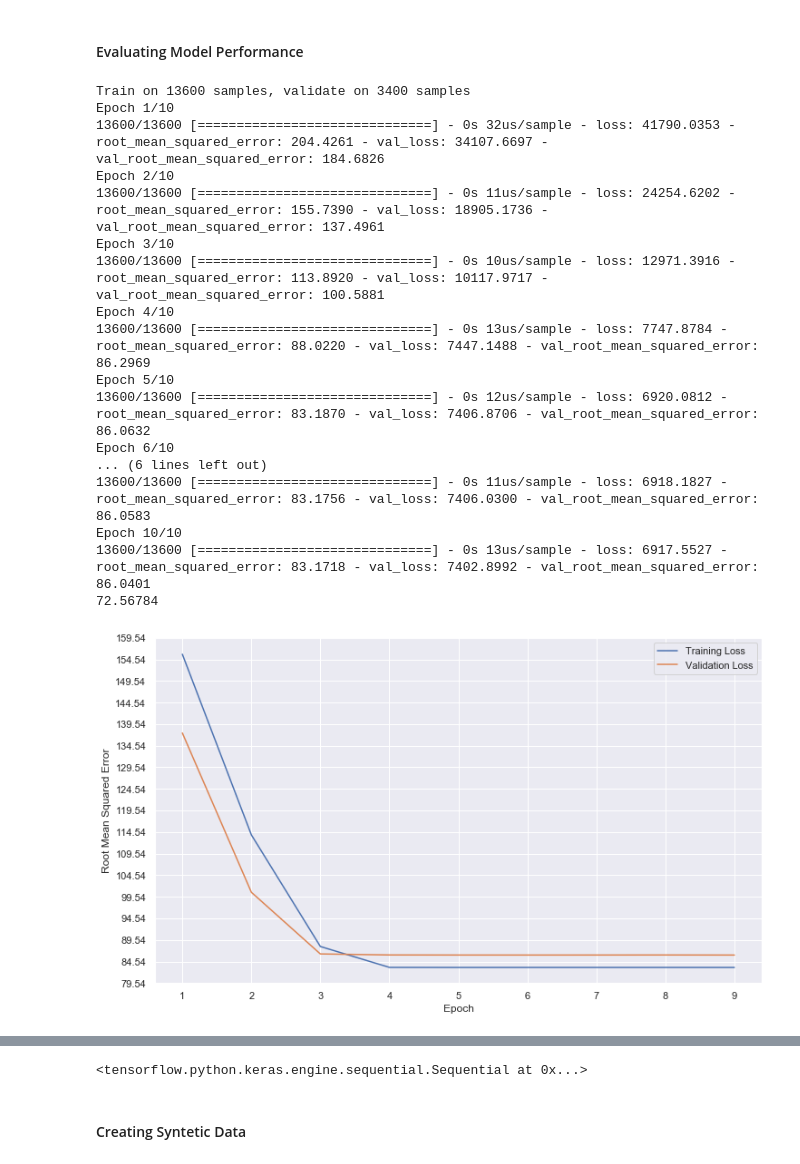
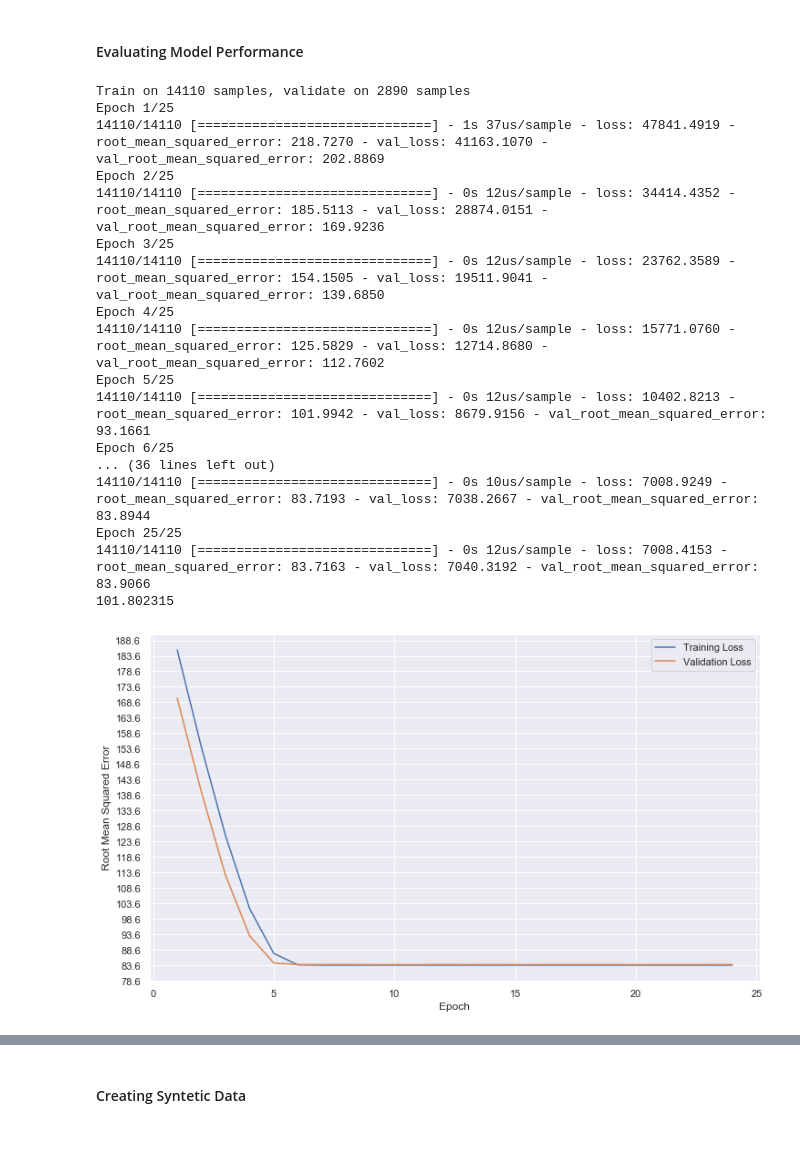
Before and after one commit to kageroZa6155/Machine-Learning-Crash-Course, a Jupyter notebook: First Week/lr_on_california_data/simple_linear_regression.ipynb, the cells around one changed output, grey strips where cells are left out. Drawn from its saved outputs; the diff is of its cells as text; code cells hidden in the pictures.

```diff
--- a/First Week/lr_on_california_data/simple_linear_regression.ipynb
+++ b/First Week/lr_on_california_data/simple_linear_regression.ipynb
@@ -152,7 +157,7 @@ Defined the plot_the_loss_curve function.
 Wall time: 0 ns
 # %%
 #@title Define Evaluation function
-def evaluate(df, X, y, learning_rate=.01, epochs=3, batch_size=None, validation_rate=.2, evaluate_test_set = False, test_df=None):
+def evaluate(df, X, y, learning_rate=.01, epochs=3, batch_size=None, validation_split=.2, evaluate_test_set = False, test_df=None):
     """
     Evaluates the ML process.
     X array like list of feature headers. ["feature_1", "feature_2", "feature_3", ...]
@@ -162,7 +167,7 @@ def evaluate(df, X, y, learning_rate=.01, epochs=3, batch_size=None, validation_
     model = build_model(learning_rate)
     epochs, rmse, history = train_model(model, df, X, y,
                                         epochs, batch_size,
-                                        validation_rate)
+                                        validation_split)
 
 
 
@@ -276,23 +279,23 @@ Epoch 70/70
 # %% [markdown]
 #### Evaluating Model Performance
 # %%
-evaluate(shuffled_train_df, ["median_income"], "median_house_value", 0.08, 10, 100, .2, True, test_df)
+evaluate(shuffled_train_df, ["median_income"], "median_house_value", 0.05, 25, 100, .17, True, test_df)
 # %% [output]
-Train on 13600 samples, validate on 3400 samples
-Epoch 1/10
-13600/13600 [==============================] - 0s 32us/sample - loss: 41790.0353 - root_mean_squared_error: 204.4261 - val_loss: 34107.6697 - val_root_mean_squared_error: 184.6826
-Epoch 2/10
-13600/13600 [==============================] - 0s 11us/sample - loss: 24254.6202 - root_mean_squared_error: 155.7390 - val_loss: 18905.1736 - val_root_mean_squared_error: 137.4961
-Epoch 3/10
-13600/13600 [==============================] - 0s 10us/sample - loss: 12971.3916 - root_mean_squared_error: 113.8920 - val_loss: 10117.9717 - val_root_mean_squared_error: 100.5881
-Epoch 4/10
-13600/13600 [==============================] - 0s 13us/sample - loss: 7747.8784 - root_mean_squared_error: 88.0220 - val_loss: 7447.1488 - val_root_mean_squared_error: 86.2969
-Epoch 5/10
-13600/13600 [==============================] - 0s 12us/sample - loss: 6920.0812 - root_mean_squared_error: 83.1870 - val_loss: 7406.8706 - val_root_mean_squared_error: 86.0632
-Epoch 6/10
-... (6 lines left out)
-13600/13600 [==============================] - 0s 11us/sample - loss: 6918.1827 - root_mean_squared_error: 83.1756 - val_loss: 7406.0300 - val_root_mean_squared_error: 86.0583
-Epoch 10/10
-13600/13600 [==============================] - 0s 13us/sample - loss: 6917.5527 - root_mean_squared_error: 83.1718 - val_loss: 7402.8992 - val_root_mean_squared_error: 86.0401
-72.56784
+Train on 14110 samples, validate on 2890 samples
+Epoch 1/25
+14110/14110 [==============================] - 1s 37us/sample - loss: 47841.4919 - root_mean_squared_error: 218.7270 - val_loss: 41163.1070 - val_root_mean_squared_error: 202.8869
+Epoch 2/25
+14110/14110 [==============================] - 0s 12us/sample - loss: 34414.4352 - root_mean_squared_error: 185.5113 - val_loss: 28874.0151 - val_root_mean_squared_error: 169.9236
+Epoch 3/25
+14110/14110 [==============================] - 0s 12us/sample - loss: 23762.3589 - root_mean_squared_error: 154.1505 - val_loss: 19511.9041 - val_root_mean_squared_error: 139.6850
+Epoch 4/25
+14110/14110 [==============================] - 0s 12us/sample - loss: 15771.0760 - root_mean_squared_error: 125.5829 - val_loss: 12714.8680 - val_root_mean_squared_error: 112.7602
+Epoch 5/25
+14110/14110 [==============================] - 0s 12us/sample - loss: 10402.8213 - root_mean_squared_error: 101.9942 - val_loss: 8679.9156 - val_root_mean_squared_error: 93.1661
+Epoch 6/25
+... (36 lines left out)
+14110/14110 [==============================] - 0s 10us/sample - loss: 7008.9249 - root_mean_squared_error: 83.7193 - val_loss: 7038.2667 - val_root_mean_squared_error: 83.8944
+Epoch 25/25
+14110/14110 [==============================] - 0s 12us/sample - loss: 7008.4153 - root_mean_squared_error: 83.7163 - val_loss: 7040.3192 - val_root_mean_squared_error: 83.9066
+101.802315
-[figure, old version]
+[figure, new version]
@@ -305,5 +308,4 @@ RMSE: 83.7413101196289
 ************************
-<tensorflow.python.keras.engine.sequential.Sequential at 0x...>
 # %% [markdown]
 #### Creating Syntetic Data
 # %% [markdown]
```
Also changed, not shown: parts of 14 cells of this notebook.
